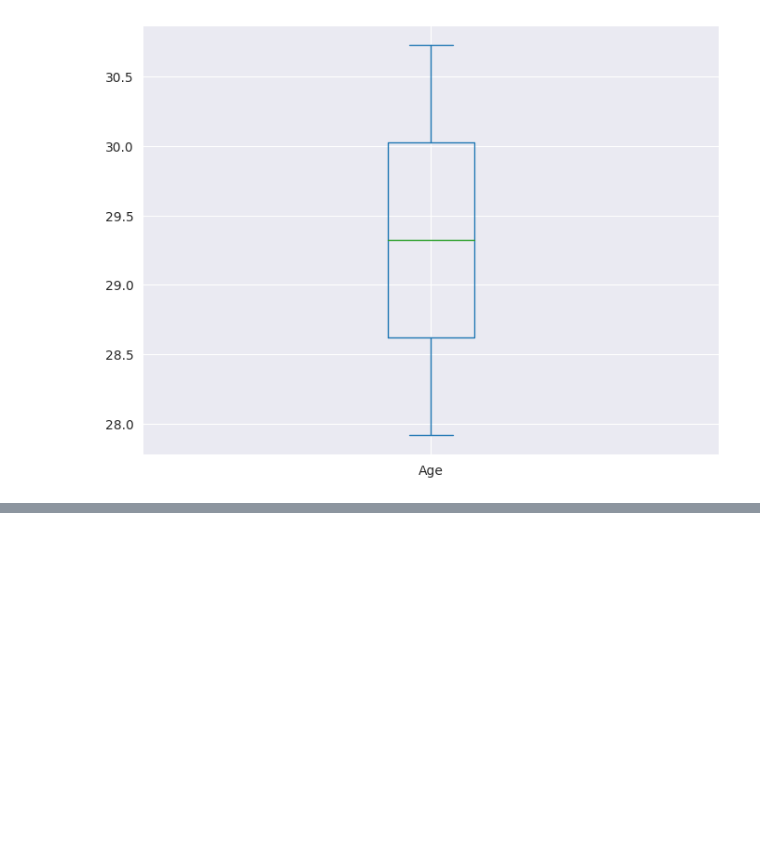
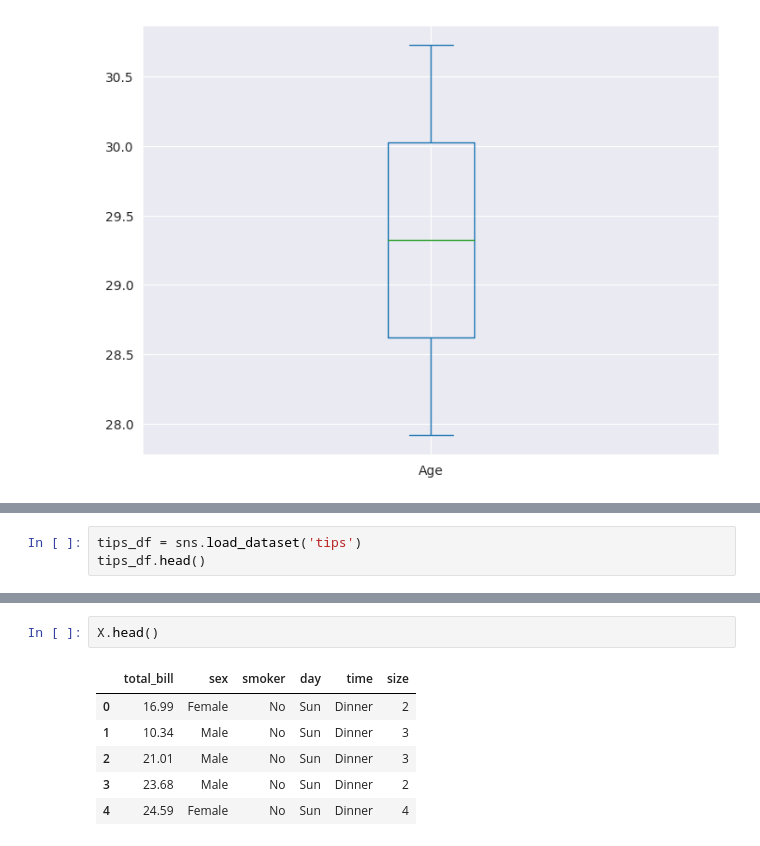
Before and after one commit to rOluochKe/learning-ds-ml, a Jupyter notebook: Learning_DS_and_ML.ipynb, the cells around one changed output, grey strips where cells are left out. Cells and saved outputs as stored; diff of their text form; blank space fills up the shorter version.

```diff
--- a/Learning_DS_and_ML.ipynb
+++ b/Learning_DS_and_ML.ipynb
@@ -1155,0 +1183,3 @@ ax = df.plot.box(x='Gender', y='Age', figsize=(8,6))
+# %%
+tips_df = sns.load_dataset('tips')
+tips_df.head()
@@ -1155,0 +1206,9 @@ ax = df.plot.box(x='Gender', y='Age', figsize=(8,6))
+# %%
+X.head()
+# %% [output]
+|  | total_bill | sex | smoker | day | time | size |
+| 0 | 16.99 | Female | No | Sun | Dinner | 2 |
+| 1 | 10.34 | Male | No | Sun | Dinner | 3 |
+| 2 | 21.01 | Male | No | Sun | Dinner | 3 |
+| 3 | 23.68 | Male | No | Sun | Dinner | 2 |
+| 4 | 24.59 | Female | No | Sun | Dinner | 4 |
```
Also changed, not shown: parts of 36 cells of this notebook.
